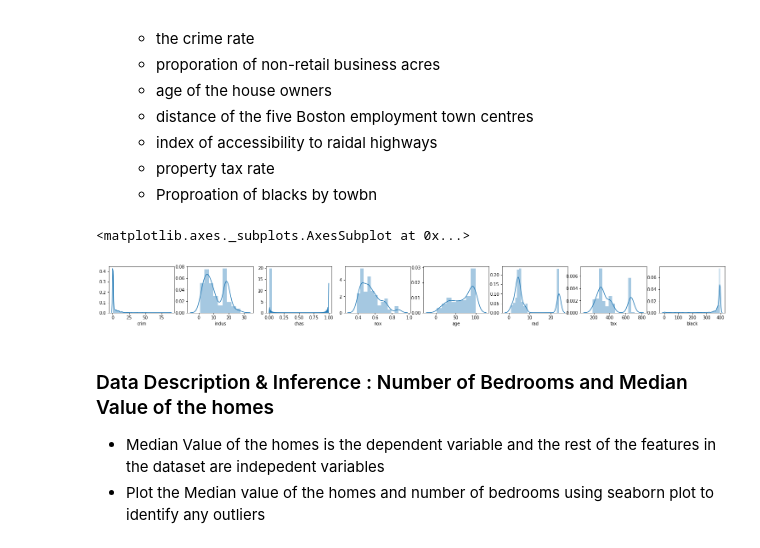
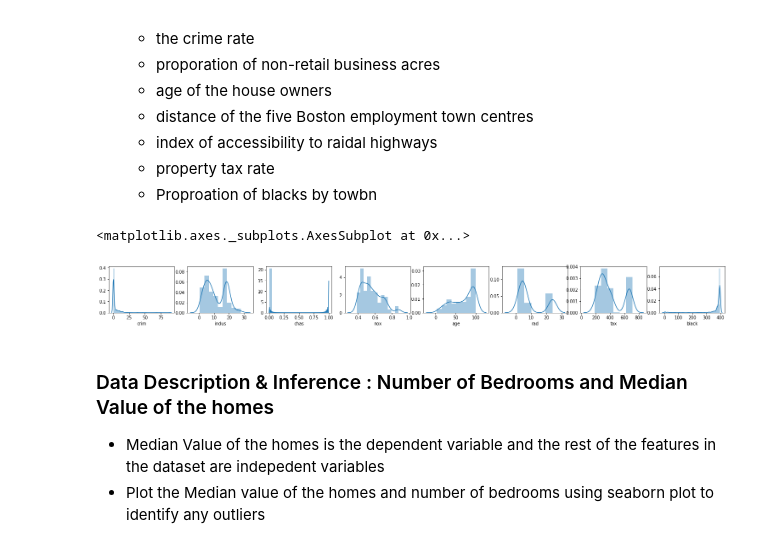
Before and after one commit to SomanathanSubramaniyan/Machine-Learning-Statistics, a Jupyter notebook: Boston-Dataset-Project.ipynb, the cells around one changed output. Drawn from its saved outputs; the diff is of its cells as text; code cells hidden in the pictures.

```diff
--- a/Boston-Dataset-Project.ipynb
+++ b/Boston-Dataset-Project.ipynb
@@ -67,17 +71,17 @@ df_BHD.describe()
 # %%
 # distribution plot of the independent variables to see which one to pick-up
 fig, (ax1, ax2, ax3,ax4,ax5,ax6,ax7,ax8) = plt.subplots(1, 8,figsize=(26,2))
-sns.distplot(df_BHD_subset['crim'],ax=ax1)
-sns.distplot(df_BHD_subset['indus'],ax=ax2)
-sns.distplot(df_BHD_subset['chas'],ax=ax3)
-sns.distplot(df_BHD_subset['nox'],ax=ax4)
-sns.distplot(df_BHD_subset['age'],ax=ax5)
-sns.distplot(df_BHD_subset['rad'],ax=ax6)
-sns.distplot(df_BHD_subset['tax'],ax=ax7)
-sns.distplot(df_BHD_subset['black'],ax=ax8)
+sns.distplot(df_BHD['crim'],ax=ax1)
+sns.distplot(df_BHD['indus'],ax=ax2)
+sns.distplot(df_BHD['chas'],ax=ax3)
+sns.distplot(df_BHD['nox'],ax=ax4)
+sns.distplot(df_BHD['age'],ax=ax5)
+sns.distplot(df_BHD['rad'],ax=ax6)
+sns.distplot(df_BHD['tax'],ax=ax7)
+sns.distplot(df_BHD['black'],ax=ax8)
 # %% [output]
 <matplotlib.axes._subplots.AxesSubplot at 0x...>
-[figure, old version]
+[figure, new version]
 # %% [markdown]
 ### Data Description & Inference : Number of Bedrooms and Median Value of the homes
 - Median Value of the homes is the dependent variable and the rest of the features in the dataset are indepedent variables
```
Also changed, not shown: parts of 6 cells of this notebook.
